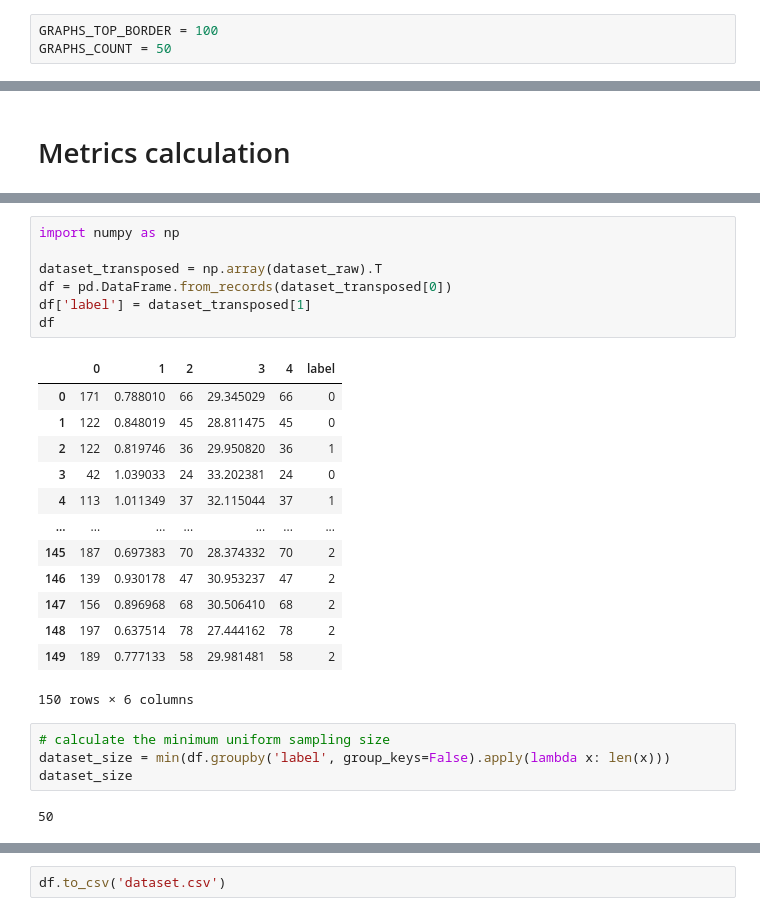
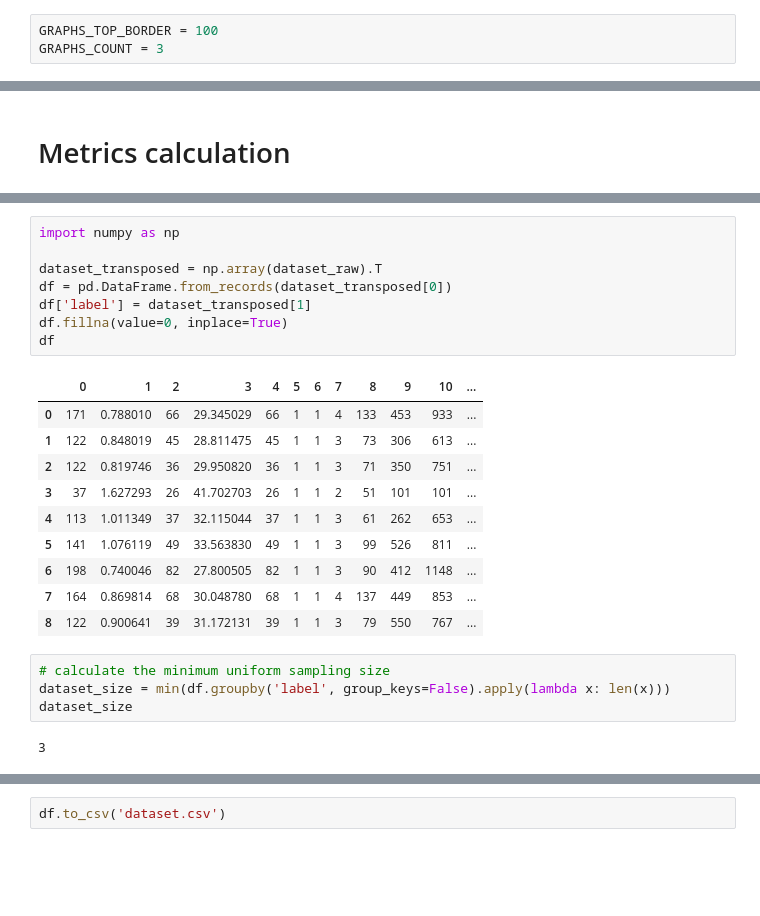
Before and after one commit to aimclub/SAMPO, a Jupyter notebook: experiments/neural_network/dataset_generation.ipynb, the cells around one changed output, grey strips where cells are left out. Drawn from its saved outputs; the diff is of its cells as text; blank space fills up the shorter version.

```diff
--- a/experiments/neural_network/dataset_generation.ipynb
+++ b/experiments/neural_network/dataset_generation.ipynb
@@ -4,7 +4,7 @@
 from sampo.generator.base import SimpleSynthetic
 # %%
 GRAPHS_TOP_BORDER = 100
-GRAPHS_COUNT = 50
+GRAPHS_COUNT = 3
 # %%
 ss = SimpleSynthetic(256)
 # %% [markdown]
@@ -84,30 +70,28 @@ dataset_raw
 # %%
 import numpy as np
 
 dataset_transposed = np.array(dataset_raw).T
 df = pd.DataFrame.from_records(dataset_transposed[0])
 df['label'] = dataset_transposed[1]
+df.fillna(value=0, inplace=True)
 df
 # %% [output]
-|  | 0 | 1 | 2 | 3 | 4 | label |
-| 0 | 171 | 0.788010 | 66 | 29.345029 | 66 | 0 |
-| 1 | 122 | 0.848019 | 45 | 28.811475 | 45 | 0 |
-| 2 | 122 | 0.819746 | 36 | 29.950820 | 36 | 1 |
-| 3 | 42 | 1.039033 | 24 | 33.202381 | 24 | 0 |
-| 4 | 113 | 1.011349 | 37 | 32.115044 | 37 | 1 |
-| ... | ... | ... | ... | ... | ... | ... |
-| 145 | 187 | 0.697383 | 70 | 28.374332 | 70 | 2 |
-| 146 | 139 | 0.930178 | 47 | 30.953237 | 47 | 2 |
-| 147 | 156 | 0.896968 | 68 | 30.506410 | 68 | 2 |
-| 148 | 197 | 0.637514 | 78 | 27.444162 | 78 | 2 |
-| 149 | 189 | 0.777133 | 58 | 29.981481 | 58 | 2 |
+|  | 0 | 1 | 2 | 3 | 4 | 5 | 6 | 7 | 8 | 9 | 10 | ... |
+| 0 | 171 | 0.788010 | 66 | 29.345029 | 66 | 1 | 1 | 4 | 133 | 453 | 933 | ... |
+| 1 | 122 | 0.848019 | 45 | 28.811475 | 45 | 1 | 1 | 3 | 73 | 306 | 613 | ... |
+| 2 | 122 | 0.819746 | 36 | 29.950820 | 36 | 1 | 1 | 3 | 71 | 350 | 751 | ... |
+| 3 | 37 | 1.627293 | 26 | 41.702703 | 26 | 1 | 1 | 2 | 51 | 101 | 101 | ... |
+| 4 | 113 | 1.011349 | 37 | 32.115044 | 37 | 1 | 1 | 3 | 61 | 262 | 653 | ... |
+| 5 | 141 | 1.076119 | 49 | 33.563830 | 49 | 1 | 1 | 3 | 99 | 526 | 811 | ... |
+| 6 | 198 | 0.740046 | 82 | 27.800505 | 82 | 1 | 1 | 3 | 90 | 412 | 1148 | ... |
+| 7 | 164 | 0.869814 | 68 | 30.048780 | 68 | 1 | 1 | 4 | 137 | 449 | 853 | ... |
+| 8 | 122 | 0.900641 | 39 | 31.172131 | 39 | 1 | 1 | 3 | 79 | 550 | 767 | ... |
-150 rows × 6 columns
 # %%
 # calculate the minimum uniform sampling size
 dataset_size = min(df.groupby('label', group_keys=False).apply(lambda x: len(x)))
 dataset_size
 # %% [output]
-50
+3
 # %%
 df = df.groupby('label', group_keys=False).apply(lambda x: x.sample(dataset_size))
 df
```
Also changed, not shown: parts of 3 cells of this notebook, 5 other files.
